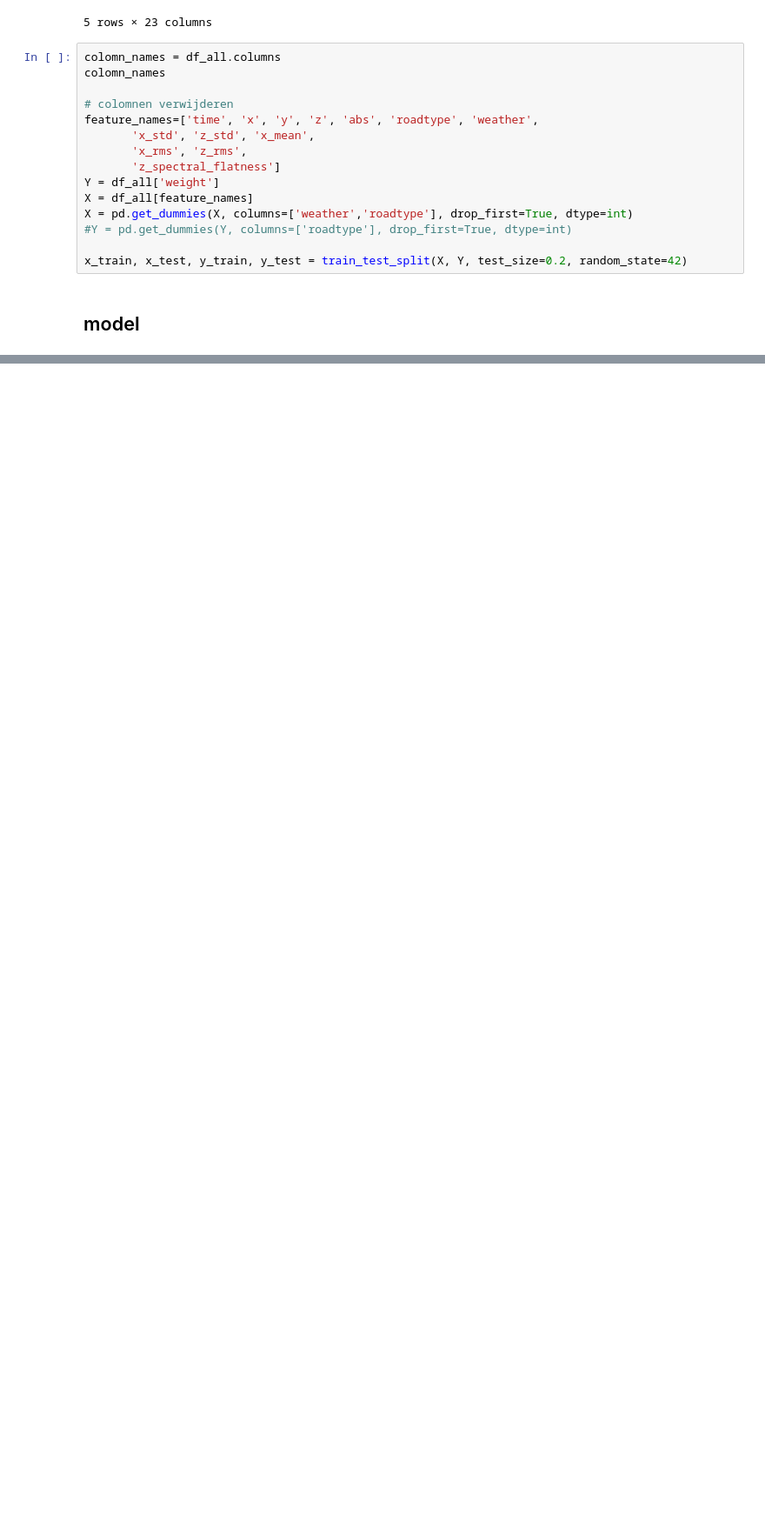
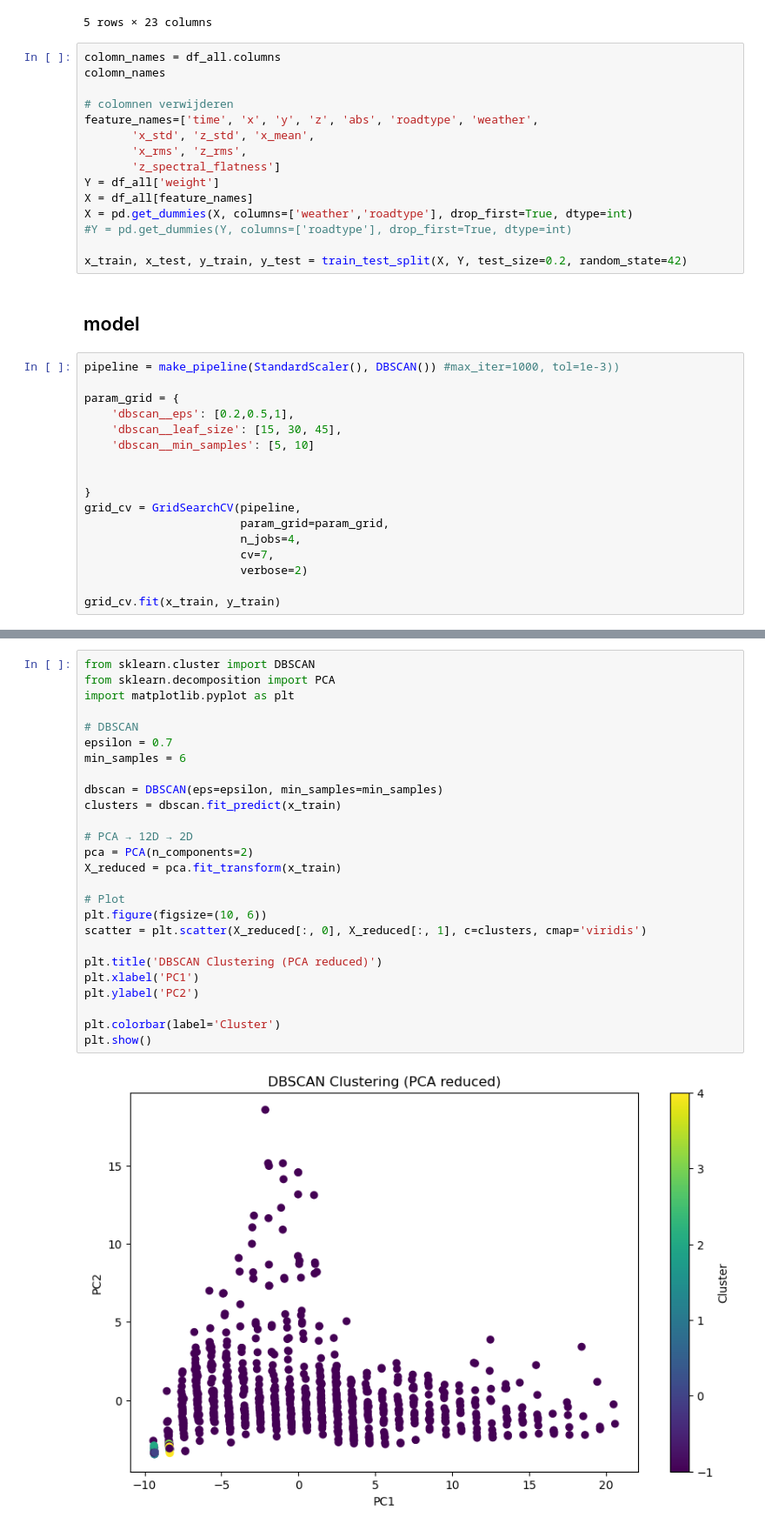
Before and after one commit to lrncjrssn/DS8_eindproject, a Jupyter notebook: Clustering.ipynb, the cells around one changed output, grey strips where cells are left out. Shown at 87% size. Drawn from its saved outputs; the diff is of its cells as text; blank space fills up the shorter version.

```diff
--- a/Clustering.ipynb
+++ b/Clustering.ipynb
@@ -46,3 +49,20 @@ X = pd.get_dummies(X, columns=['weather','roadtype'], drop_first=True, dtype=int
 x_train, x_test, y_train, y_test = train_test_split(X, Y, test_size=0.2, random_state=42)
 # %% [markdown]
 ## model
+# %%
+pipeline = make_pipeline(StandardScaler(), DBSCAN()) #max_iter=1000, tol=1e-3))
+
+param_grid = {
+    'dbscan__eps': [0.2,0.5,1],
+    'dbscan__leaf_size': [15, 30, 45],
+    'dbscan__min_samples': [5, 10]
+
+
+}
+grid_cv = GridSearchCV(pipeline,
+                       param_grid=param_grid,
+                       n_jobs=4,
+                       cv=7,
+                       verbose=2)
+
+grid_cv.fit(x_train, y_train)
@@ -48,0 +88,28 @@ x_train, x_test, y_train, y_test = train_test_split(X, Y, test_size=0.2, random_
+# %%
+from sklearn.cluster import DBSCAN
+from sklearn.decomposition import PCA
+import matplotlib.pyplot as plt
+
+# DBSCAN
+epsilon = 0.7
+min_samples = 6
+
+dbscan = DBSCAN(eps=epsilon, min_samples=min_samples)
+clusters = dbscan.fit_predict(x_train)
+
+# PCA → 12D → 2D
+pca = PCA(n_components=2)
+X_reduced = pca.fit_transform(x_train)
+
+# Plot
+plt.figure(figsize=(10, 6))
+scatter = plt.scatter(X_reduced[:, 0], X_reduced[:, 1], c=clusters, cmap='viridis')
+
+plt.title('DBSCAN Clustering (PCA reduced)')
+plt.xlabel('PC1')
+plt.ylabel('PC2')
+
+plt.colorbar(label='Cluster')
+plt.show()
+# %% [output]
+[figure, added]
```
Also changed, not shown: parts of 11 cells of this notebook, 1 other file.
